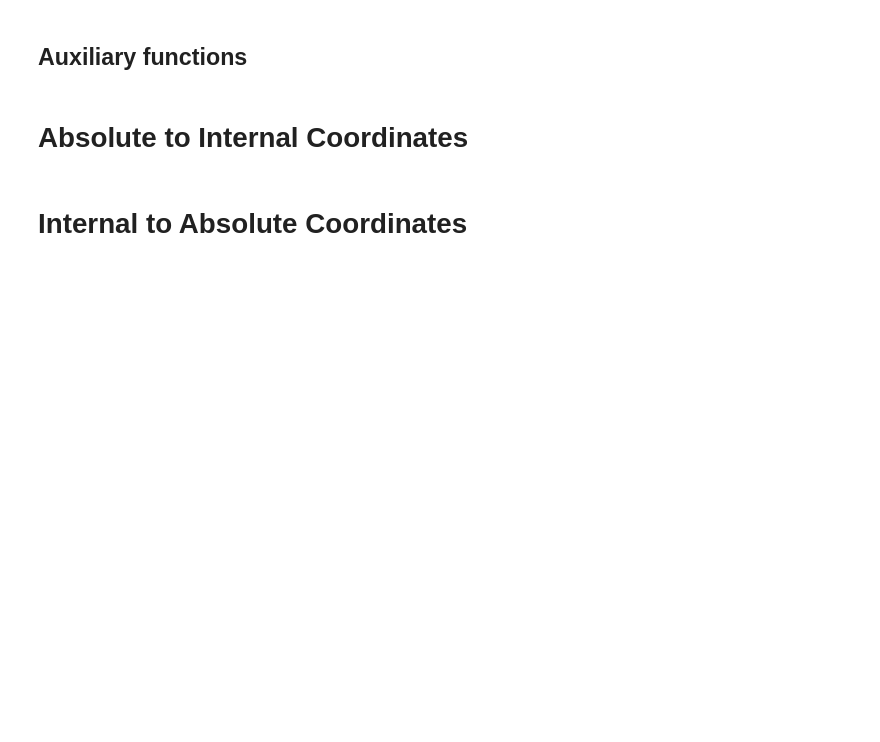
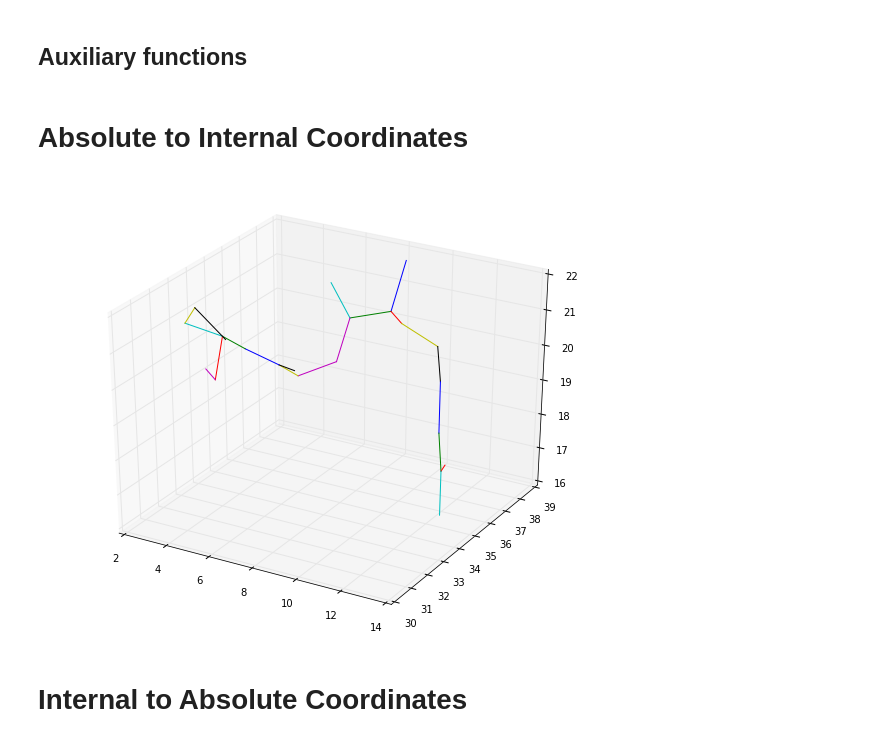
Before and after one commit to petermuehlbacher/reports, a Jupyter notebook: docking/implementation/proteindocking.ipynb, the cells around one changed output. Saved outputs shown, nothing was run; the diff lists cells and outputs as text; code cells hidden in the pictures; blank space fills up the shorter version.

```diff
--- a/docking/implementation/proteindocking.ipynb
+++ b/docking/implementation/proteindocking.ipynb
@@ -269,6 +269,42 @@ def load_atoms(pdb_file):
 # %%
 molecule = load_atoms("test.txt")
 atomnames,X,Y,Z,phis,thetas,dists,children = molecule
+# %%
+def getVal(x):
+    if isinstance(x, float):
+        return x
+    else:
+        try:
+            return x.value
+        except:
+            print(str(x)+"is neither float nor autograd object!")
+            pass
+
+def plotMolecule(X,Y,Z,children):
+    Xs,Ys,Zs = [[],[],[]]
+    Xe,Ye,Ze = [[],[],[]]
+
+    for atom in range(len(X)):
+        for child in children[atom]:
+            Xs.append(getVal(X[atom]))
+            Ys.append(getVal(Y[atom]))
+            Zs.append(getVal(Z[atom]))
+
+            Xe.append(getVal(X[child]))
+            Ye.append(getVal(Y[child]))
+            Ze.append(getVal(Z[child]))
+
+    fig = plt.figure()
+    ax = fig.add_subplot(111, projection='3d')
+
+    for i in range(len(Xs)):
+        ax.plot([Xs[i], Xe[i]], [Ys[i],Ye[i]],zs=[Zs[i],Ze[i]])
+
+    plt.show()
+
+plotMolecule(X,Y,Z,children)
+# %% [output]
+[figure, added]
 # %% [markdown]
 # Internal to Absolute Coordinates
 # %% [markdown]
```
Also changed, not shown: parts of 23 cells of this notebook, 4 other files.
